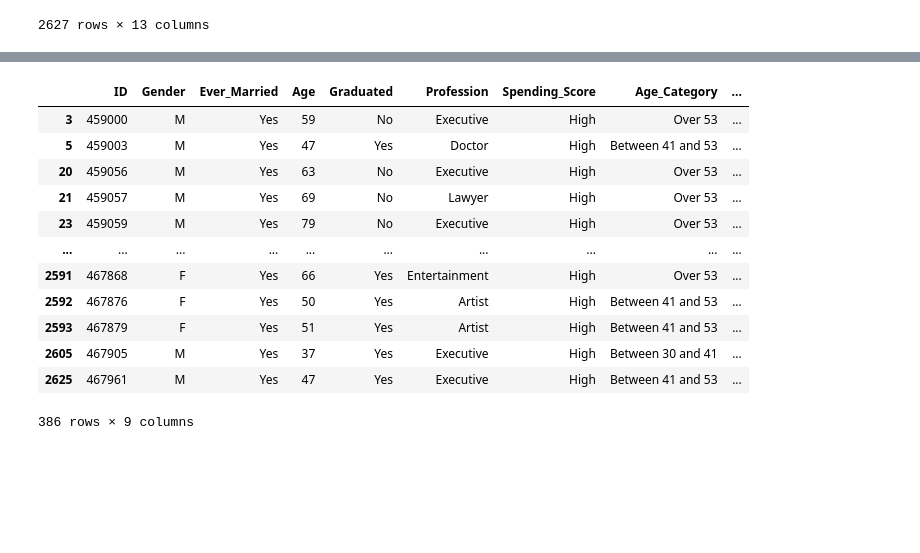
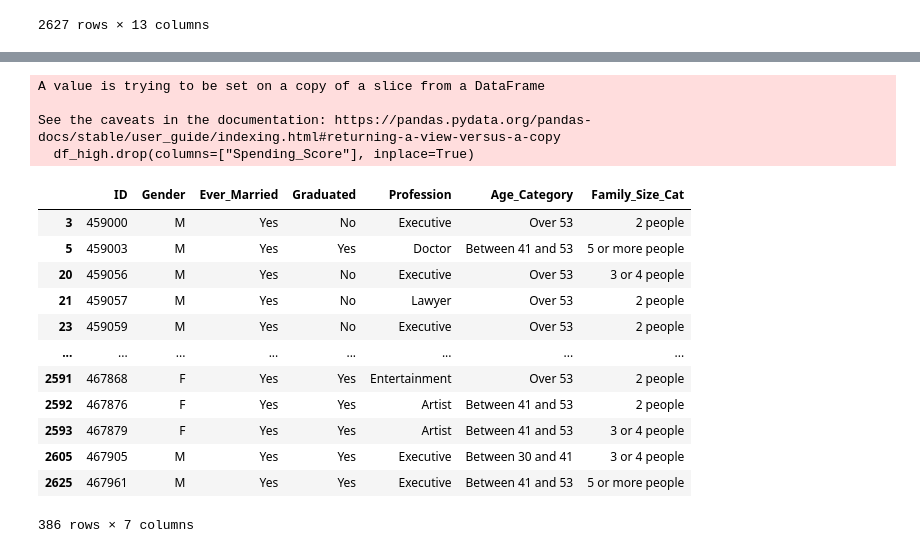
Before and after one commit to tatdef/IH_project3_NewMarkets, a Jupyter notebook: data_cleaning_project3.ipynb, the cells around one changed output, grey strips where cells are left out. Saved outputs shown, nothing was run; the diff lists cells and outputs as text; code cells hidden in the pictures; blank space fills up the shorter version.

```diff
--- a/data_cleaning_project3.ipynb
+++ b/data_cleaning_project3.ipynb
@@ -415,26 +415,32 @@ new_markets_data
 # %%
-new_markets_data.drop(columns=["Work_Experience","Family_Size","Family_Size_Imputed", "Var_1"], inplace=True)
+#new_markets_data.drop(columns=["Work_Experience","Family_Size","Family_Size_Imputed", "Age", "Var_1"], inplace=True)
+new_markets_data.drop(columns=["Age"], inplace=True)
 # %%
 new_markets_data
 new_markets_data.to_csv('new_markets_data_comma.csv', sep=',', index=False)
 new_markets_data.to_csv('new_markets_data_semico.csv', sep=';', index=False)
 # %%
 df_high=new_markets_data[new_markets_data["Spending_Score"].isin(["High"])]
+df_high.drop(columns=["Spending_Score"], inplace=True)
 df_high
 # %% [output]
+A value is trying to be set on a copy of a slice from a DataFrame
+
+See the caveats in the documentation: https://pandas.pydata.org/pandas-docs/stable/user_guide/indexing.html#returning-a-view-versus-a-copy
+  df_high.drop(columns=["Spending_Score"], inplace=True)
-|  | ID | Gender | Ever_Married | Age | Graduated | Profession | Spending_Score | Age_Category | ... |
-| 3 | 459000 | M | Yes | 59 | No | Executive | High | Over 53 | ... |
-| 5 | 459003 | M | Yes | 47 | Yes | Doctor | High | Between 41 and 53 | ... |
-| 20 | 459056 | M | Yes | 63 | No | Executive | High | Over 53 | ... |
-| 21 | 459057 | M | Yes | 69 | No | Lawyer | High | Over 53 | ... |
-| 23 | 459059 | M | Yes | 79 | No | Executive | High | Over 53 | ... |
-| ... | ... | ... | ... | ... | ... | ... | ... | ... | ... |
-| 2591 | 467868 | F | Yes | 66 | Yes | Entertainment | High | Over 53 | ... |
-| 2592 | 467876 | F | Yes | 50 | Yes | Artist | High | Between 41 and 53 | ... |
-| 2593 | 467879 | F | Yes | 51 | Yes | Artist | High | Between 41 and 53 | ... |
-| 2605 | 467905 | M | Yes | 37 | Yes | Executive | High | Between 30 and 41 | ... |
-| 2625 | 467961 | M | Yes | 47 | Yes | Executive | High | Between 41 and 53 | ... |
+|  | ID | Gender | Ever_Married | Graduated | Profession | Age_Category | Family_Size_Cat |
+| 3 | 459000 | M | Yes | No | Executive | Over 53 | 2 people |
+| 5 | 459003 | M | Yes | Yes | Doctor | Between 41 and 53 | 5 or more people |
+| 20 | 459056 | M | Yes | No | Executive | Over 53 | 3 or 4 people |
+| 21 | 459057 | M | Yes | No | Lawyer | Over 53 | 2 people |
+| 23 | 459059 | M | Yes | No | Executive | Over 53 | 2 people |
+| ... | ... | ... | ... | ... | ... | ... | ... |
+| 2591 | 467868 | F | Yes | Yes | Entertainment | Over 53 | 2 people |
+| 2592 | 467876 | F | Yes | Yes | Artist | Between 41 and 53 | 2 people |
+| 2593 | 467879 | F | Yes | Yes | Artist | Between 41 and 53 | 3 or 4 people |
+| 2605 | 467905 | M | Yes | Yes | Executive | Between 30 and 41 | 3 or 4 people |
+| 2625 | 467961 | M | Yes | Yes | Executive | Between 41 and 53 | 5 or more people |
-386 rows × 9 columns
+386 rows × 7 columns
 # %%
 df_high.to_csv("new_markets_high_comma.csv", sep=",", index=False)
 df_high.to_csv("new_markets_high_semico.csv", sep=";", index=False)
```
Also changed, not shown: parts of 2 cells of this notebook.
